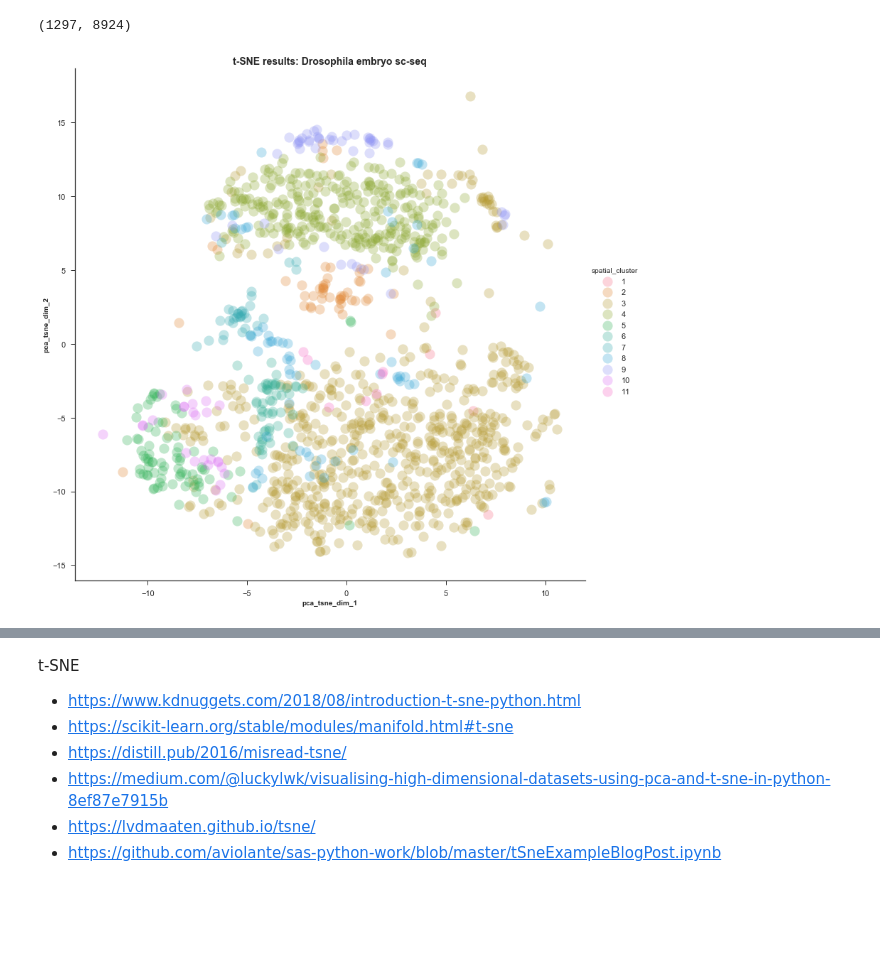
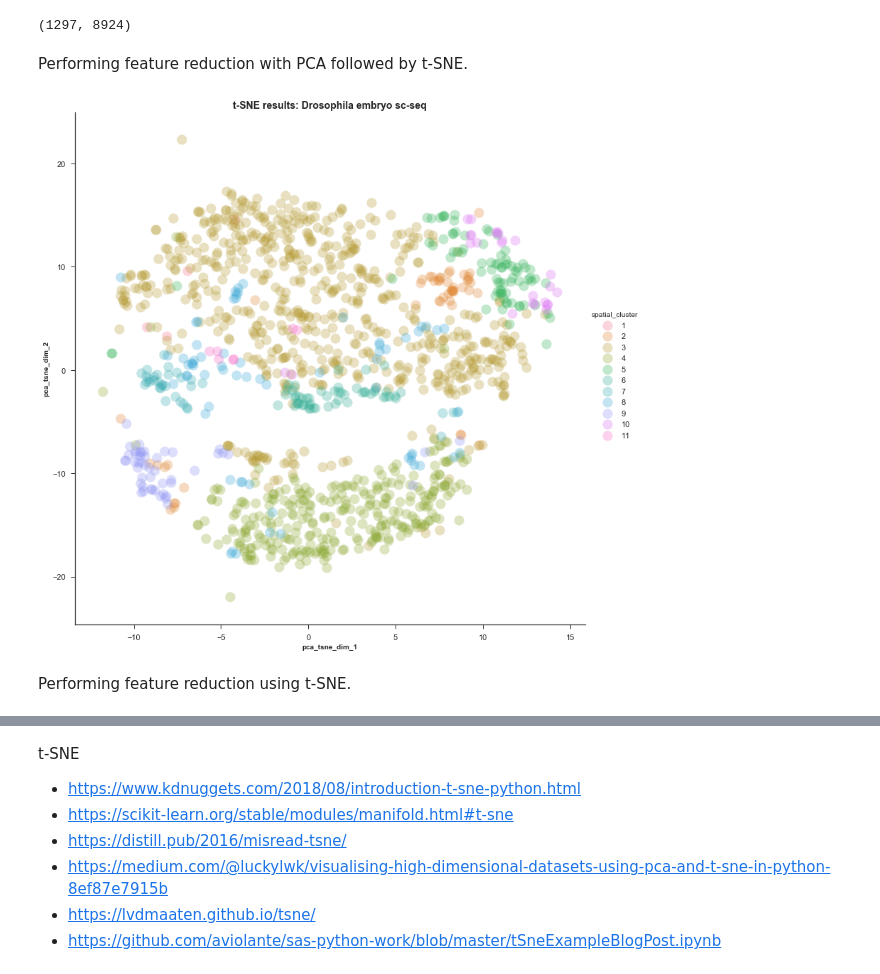
Before and after one commit to poojam23/drosophila-embryo-sc-seq, a Jupyter notebook: dim-reduction-and-clustering.ipynb, the cells around one changed output, grey strips where cells are left out. Cells and saved outputs as stored; diff of their text form; code cells hidden in the pictures; blank space fills up the shorter version.

```diff
--- a/dim-reduction-and-clustering.ipynb
+++ b/dim-reduction-and-clustering.ipynb
@@ -47,3 +45,23 @@ def scatterplot_2d(data_2d, x_col, y_col, cluster_labels_col, plot_title):
     plt.title(plot_title, weight="bold").set_fontsize("14")
     plt.xlabel(x_col, weight="bold").set_fontsize("10")
     plt.ylabel(y_col, weight="bold").set_fontsize("10")
+# %% [markdown]
+Performing feature reduction with PCA followed by t-SNE.
+# %%
+# PCA to ~50 dimensions and then t-SNE
+pca = PCA(n_components=50)
+X_pca_50 = pca.fit_transform(X)
+# apply t-SNE to this PCA reduced dataset
+# t-SNE parameters
+num_rounds = 10
+perplexity = 75
+num_iterations = 3000
+X_pca_tsne_2 = fit_tsne(X_pca_50, num_components=2, num_rounds=num_rounds, perplex=perplexity, num_iter=num_iterations)
+# append spatial cluster labels to the dataframe
+X_pca_tsne_2 = pd.DataFrame(X_pca_tsne_2, columns=['pca_tsne_dim_1', 'pca_tsne_dim_2'])
+X_pca_tsne_2["spatial_cluster"] = pd.Series(cell_clusters).values
+# plot this data in 2 dimensions
+scatterplot_2d(X_pca_tsne_2, "pca_tsne_dim_1", "pca_tsne_dim_2", "spatial_cluster", "t-SNE results: Drosophila embryo sc-seq")
+plt.show()
+# %% [output]
+[figure, added]
@@ -50,20 +70,8 @@ def scatterplot_2d(data_2d, x_col, y_col, cluster_labels_col, plot_title):
+# %% [markdown]
+Performing feature reduction using t-SNE.
 # %%
 # perform dimensionality reduction using t-SNE
 X_tsne_2 = fit_tsne(X, num_components=2, num_rounds=10, perplex=100, num_iter=3000)
-# %%
-# PCA to ~50 dimensions and then t-SNE
-pca = PCA(n_components=25)
-X_pca_50 = pca.fit_transform(X)
-# apply t-SNE to this PCA reduced dataset
-X_pca_tsne_2 = fit_tsne(X_pca_50, num_components=2, num_rounds=10, perplex=100, num_iter=3000)
-# append spatial cluster labels to the dataframe
-X_pca_tsne_2 = pd.DataFrame(X_pca_tsne_2, columns=['pca_tsne_dim_1', 'pca_tsne_dim_2'])
-X_pca_tsne_2["spatial_cluster"] = pd.Series(cell_clusters).values
-# plot this data in 2 dimensions
-scatterplot_2d(X_pca_tsne_2, "pca_tsne_dim_1", "pca_tsne_dim_2", "spatial_cluster", "t-SNE results: Drosophila embryo sc-seq")
-plt.show()
-# %% [output]
-[figure, removed]
 # %%
 # append spatial cluster labels to the dataframe
 X_tsne_2 = pd.DataFrame(X_tsne_2, columns=['tsne_dim_1', 'tsne_dim_2'])
```
Also changed, not shown: parts of 6 cells of this notebook, 2 other files.
